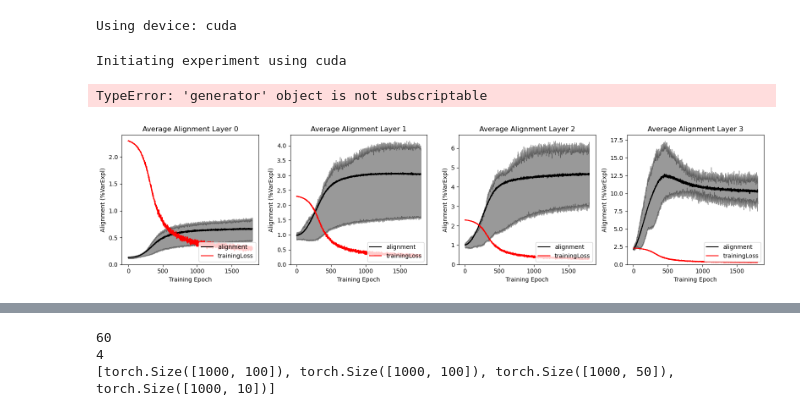
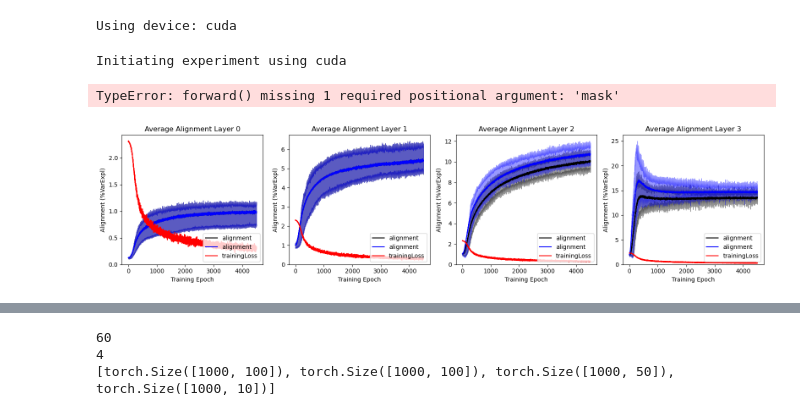
Before and after one commit to landoskape/networkAlignmentAnalysis, a Jupyter notebook: deepnets/testNetworks.ipynb, the cells around one changed output, grey strips where cells are left out. Saved outputs shown, nothing was run; the diff lists cells and outputs as text; code cells hidden in the pictures.

```diff
--- a/deepnets/testNetworks.ipynb
+++ b/deepnets/testNetworks.ipynb
@@ -32,11 +32,11 @@ dataPath = None
 Using device: cuda
 # %%
 useNet='MLP4'
-iterations=30
-learningRate=1e-2
+iterations=100
+learningRate=3e-2
 verbose=True
 doInitWeights=False
-pDropout=0
+pDropout=0.5
 
 # First, select device to run networks on
 if DEVICE is None:
@@ -92,6 +92,7 @@ numTrainingSteps = len(trainloader)*iterations
 trackLoss = torch.zeros(numTrainingSteps)
 trackAccuracy = torch.zeros(numTrainingSteps)
 alignFull = []
+alignFull_nodo = []
 deltaWeights = []
 
 # Store initial network weights to view how things change over training
@@ -125,9 +126,15 @@ for epoch in range(0, iterations):
 
         # Measure Alignment of weights using current images in batch as a sample
         alignFull.append(net.measureAlignment(images,usePrevious=True))
+        with torch.no_grad():
+            net.setDropout(0)
+            alignFull_nodo.append(net.measureAlignment(images,usePrevious=False))
+            net.setDropout(pDropout)
 
         # Measure Change in Weights
         deltaWeights.append(net.compareNetworkWeights(initWeights))
+
+        # Measure alignment of change in weights
 
         # Track Loss and Accuracy
         trackLoss[cidx] = loss.item()
@@ -158,6 +165,7 @@ results = {
     'net':net,
     'initWeights':initWeights,
     'alignFull':alignFull,
+    'alignFull_nodo':alignFull_nodo,
     'deltaWeights':deltaWeights,
     'trackLoss':trackLoss,
     'trackAccuracy':trackAccuracy,
@@ -167,37 +175,45 @@ results = {
 }
 # %% [output]
 Initiating experiment using cuda
-TypeError: 'generator' object is not subscriptable
+TypeError: forward() missing 1 required positional argument: 'mask'
 # %%
 # (numLayers, numMiniEpochs) returns average alignment for each layer for each mini-epoch
 alignMean = net.avgFromFull(alignFull)
+alignMean_nodo = net.avgFromFull(alignFull_nodo)
 
 # [(numNodes, numMiniEpochs) for layer in numLayers] for each layer, return the alignment of each network node for each mini-epoch
 alignLayer = [net.layerFromFull(alignFull,layer) for layer in range(net.numLayers)]
+alignLayer_nodo = [net.layerFromFull(alignFull_nodo,layer) for layer in range(net.numLayers)]
 # %%
 totalEpochs = iterations * len(trainloader)
 
 qRange = (0.3, 0.7)
 fig, ax = plt.subplots(1,net.numLayers, figsize=(16,4))
 for layer in range(net.numLayers):
     # get upper and lower quantile of alignment for each layer
     uq = torch.quantile(alignLayer[layer],q=qRange[1],dim=0)
     lq = torch.quantile(alignLayer[layer],q=qRange[0],dim=0)
 
+    uqnd = torch.quantile(alignLayer_nodo[layer],q=qRange[1],dim=0)
+    lqnd = torch.quantile(alignLayer_nodo[layer],q=qRange[0],dim=0)
+
+
     # plot average alignment for each layer (scale to % of variance)
     ax[layer].plot(range(totalEpochs), 100*alignMean[layer], color='k', linewidth=1.5, label='alignment')
+    ax[layer].plot(range(totalEpochs), 100*alignMean_nodo[layer], color='b', linewidth=1.5, label='alignment')
 
     # plot quantile range of alignment for each layer (scale to % of variance)
     ax[layer].fill_between(range(totalEpochs), 100*uq, 100*lq, color='k', alpha=0.4)
+    ax[layer].fill_between(range(totalEpochs), 100*uqnd, 100*lqnd, color='b', alpha=0.4)
 
     ax[layer].plot(range(totalEpochs), trackLoss, color='r', linewidth=1.5, label='trainingLoss')
 
     ax[layer].set_ylim(0)
     ax[layer].set_xlabel('Training Epoch')
     ax[layer].set_ylabel('Alignment (%VarExpl)')
     ax[layer].set_title(f'Average Alignment Layer {layer}')
     ax[layer].legend(loc='lower right')
 
 plt.tight_layout()
 # %% [output]
-[figure, old version]
+[figure, new version]
```
Also changed, not shown: parts of 2 cells of this notebook, 2 other files.
